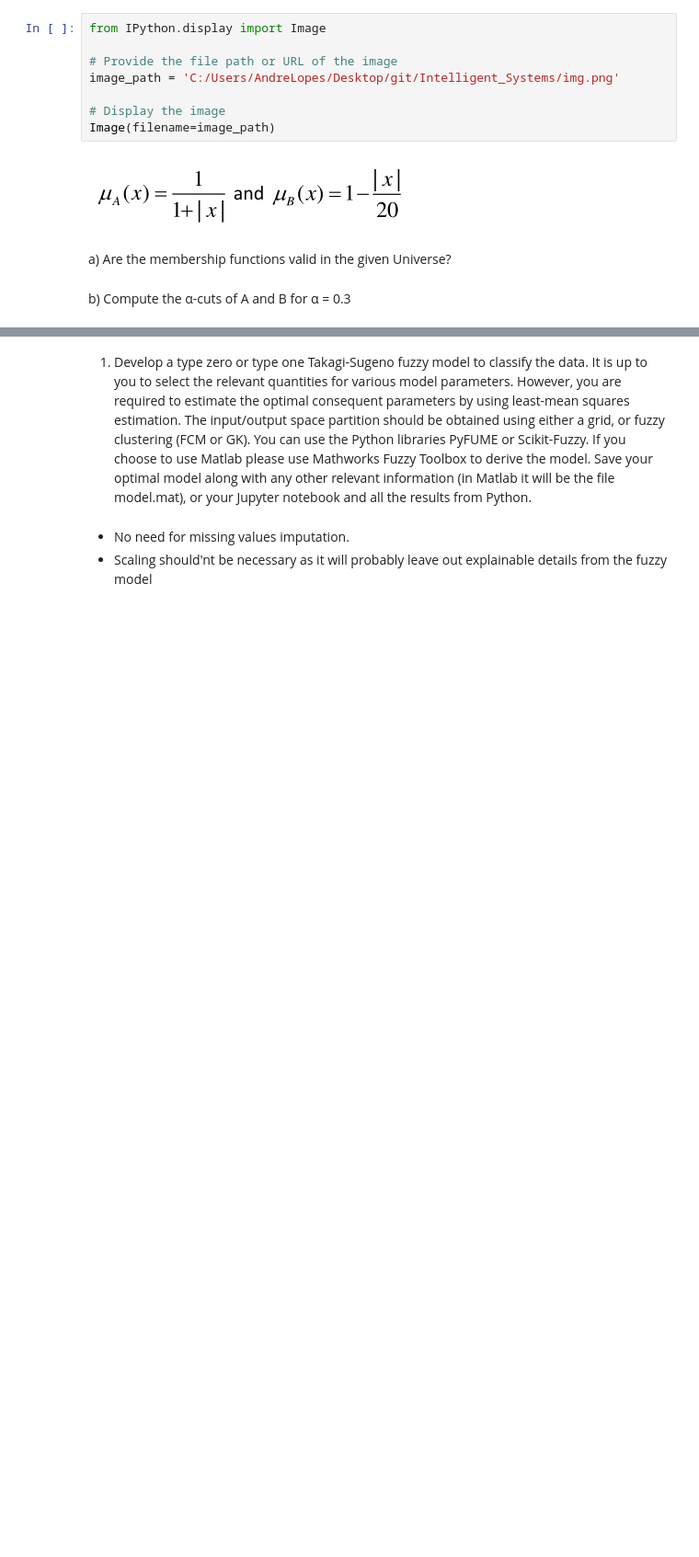
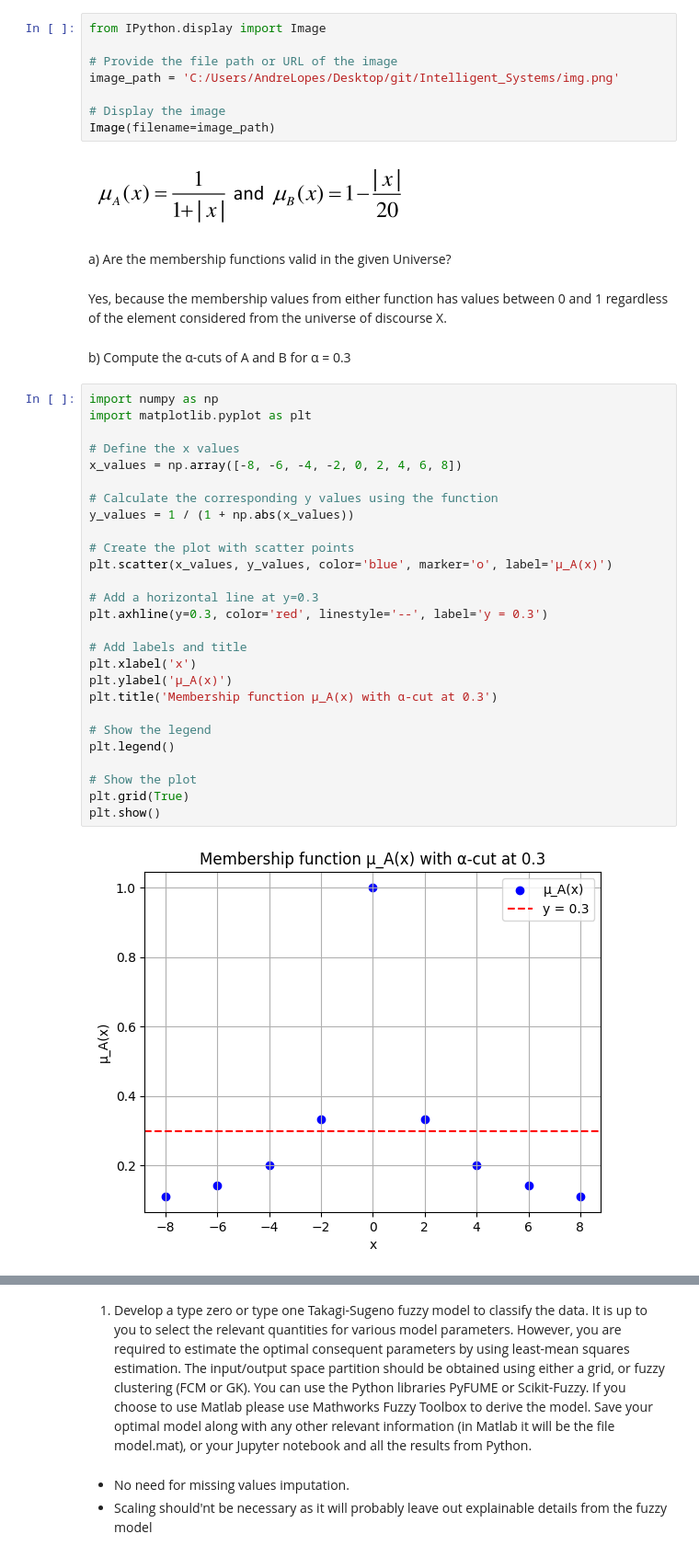
Before and after one commit to andrelopes2001/Intelligent_Systems, a Jupyter notebook: Assignment 1.ipynb, the cells around one changed output, grey strips where cells are left out. Shown: that part at 92% size. Drawn from its saved outputs; the diff is of its cells as text; blank space fills up the shorter version.

```diff
--- a/Assignment 1.ipynb
+++ b/Assignment 1.ipynb
@@ -20,5 +20,36 @@ Image(filename=image_path)
 [figure]
 # %% [markdown]
 a) Are the membership functions valid in the given Universe?
+# %% [markdown]
+Yes, because the membership values from either function has values between 0 and 1 regardless of the element considered from the universe of discourse X.
 # %% [markdown]
 b) Compute the α-cuts of A and B for α = 0.3
+# %%
+import numpy as np
+import matplotlib.pyplot as plt
+
+# Define the x values
+x_values = np.array([-8, -6, -4, -2, 0, 2, 4, 6, 8])
+
+# Calculate the corresponding y values using the function
+y_values = 1 / (1 + np.abs(x_values))
+
+# Create the plot with scatter points
+plt.scatter(x_values, y_values, color='blue', marker='o', label='μ_A(x)')
+
+# Add a horizontal line at y=0.3
+plt.axhline(y=0.3, color='red', linestyle='--', label='y = 0.3')
+
+# Add labels and title
+plt.xlabel('x')
+plt.ylabel('μ_A(x)')
+plt.title('Membership function μ_A(x) with α-cut at 0.3')
+
+# Show the legend
+plt.legend()
+
+# Show the plot
+plt.grid(True)
+plt.show()
+# %% [output]
+[figure, added]
```
Also changed, not shown: parts of 6 cells of this notebook, 2 other files.
